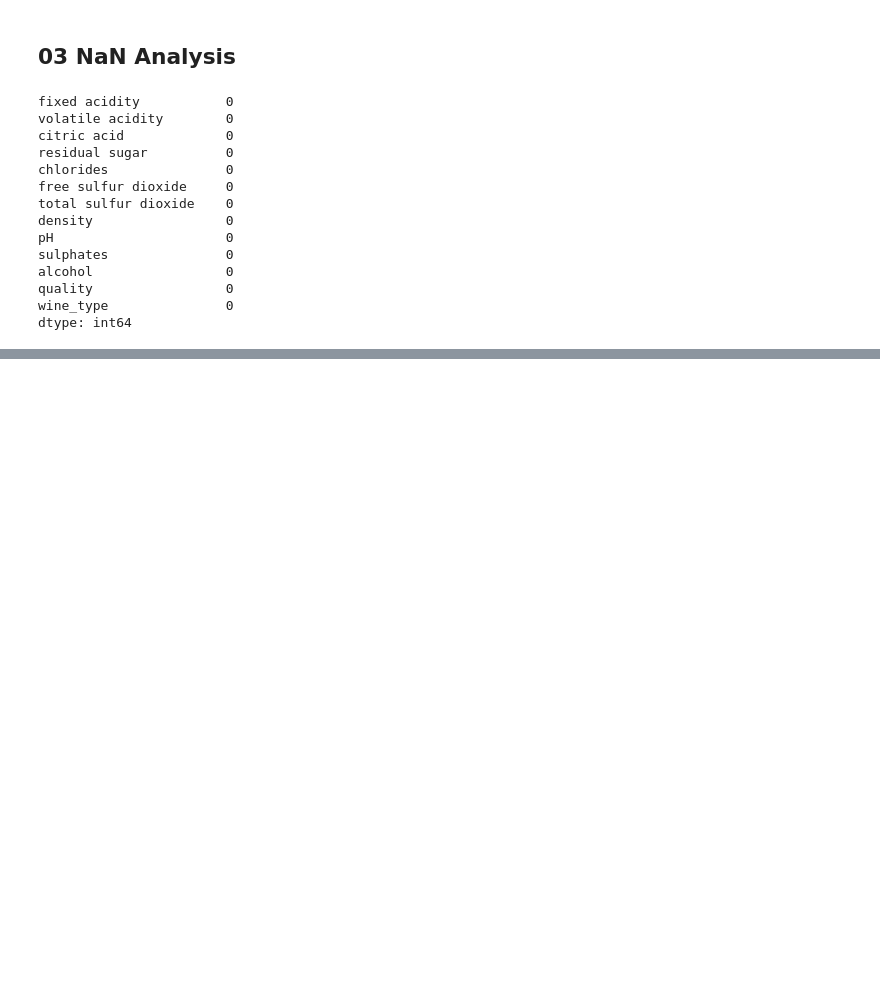
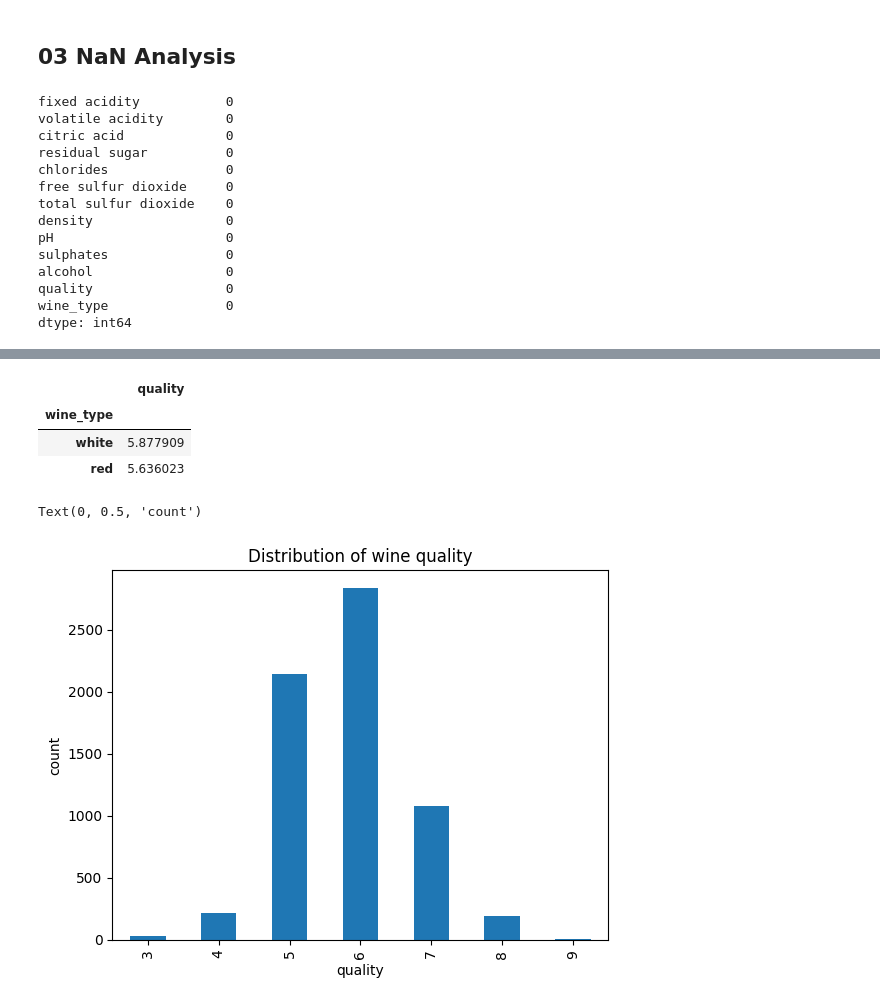
Before and after one commit to iSencha/data-analysis-project-wine, a Jupyter notebook: DataAnalysisProjectWine.ipynb, the cells around one changed output, grey strips where cells are left out. Drawn from its saved outputs; the diff is of its cells as text; code cells hidden in the pictures; blank space fills up the shorter version.

Commit message:
update jupyter data analysis project wine

```diff
--- a/DataAnalysisProjectWine.ipynb
+++ b/DataAnalysisProjectWine.ipynb
@@ -10,6 +11,6 @@ import seaborn as sns
 # %%
-df_white = pd.read_csv("dataset/winequality-white.csv", delimiter=";")
-df_red = pd.read_csv("dataset/winequality-red.csv", delimiter=";")
+df_white = pd.read_csv("data/winequality-white.csv", delimiter=";")
+df_red = pd.read_csv("data/winequality-red.csv", delimiter=";")
 # %%
 df_white["wine_type"] = "white"
 df_red["wine_type"] = "red"
@@ -116,0 +151,15 @@ dtype: int64
+# %%
+df.groupby("wine_type")[["quality"]].mean().sort_values("quality", ascending=False)
+# %% [output]
+|  | quality |
+| wine_type |  |
+| white | 5.877909 |
+| red | 5.636023 |
+# %%
+df.quality.value_counts().sort_index().plot(kind="bar")
+plt.title("Distribution of wine quality")
+plt.xlabel("quality")
+plt.ylabel("count")
+# %% [output]
+Text(0, 0.5, 'count')
+[figure, added]
```
Also changed, not shown: parts of 19 cells of this notebook.
